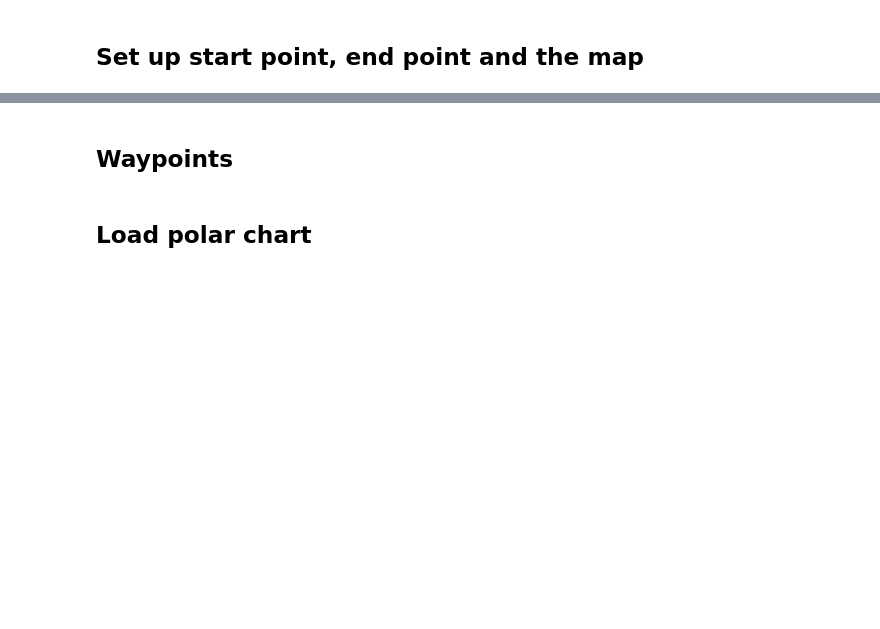
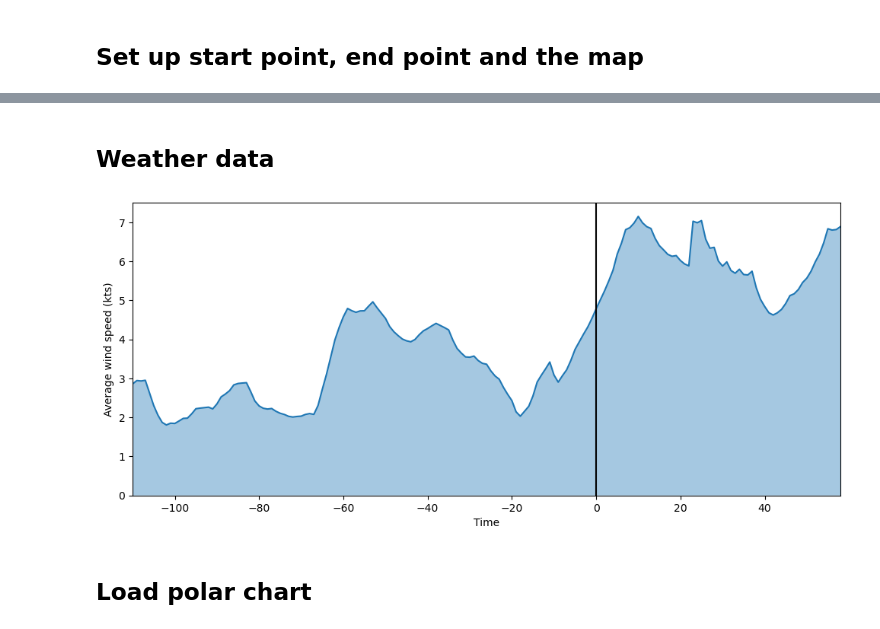
Before and after one commit to meyer-nils/sail_route, a Jupyter notebook: routing.ipynb, the cells around one changed output, grey strips where cells are left out. Drawn from its saved outputs; the diff is of its cells as text; code cells hidden in the pictures; blank space fills up the shorter version.

Commit message:
Update data.

```diff
--- a/routing.ipynb
+++ b/routing.ipynb
@@ -59,38 +66,45 @@ m = Basemap(
+# %% [markdown]
+## Weather data
 # %%
 # Read GRIB file
 files = glob.glob("weather/*.grb")
 for file in files:
     ds = xr.open_dataset(file, engine="cfgrib")
 
-# Select relevant section of GRIB file
-ds = ds.where(
-    (ds["longitude"] > MIN_LON)
-    & (ds["longitude"] < MAX_LON)
-    & (ds["latitude"] > MIN_LAT)
-    & (ds["latitude"] < MAX_LAT),
-    drop=True,
-)
-
 # Build interpolation tables
-wind_time = ds["step"].to_numpy().astype(float) / 3600.0e9 - 6.0
+start_time = 110
+wind_time = (ds["step"] - ds["step"][0]).to_numpy().astype(
+    float
+) / 3600.0e9 - start_time
 wind_lons = ds["longitude"].to_numpy()
 wind_lats = ds["latitude"].to_numpy()
 wind_u10 = ds["u10"].to_numpy()
 wind_v10 = ds["v10"].to_numpy()
 wind_u = RegularGridInterpolator(
     (wind_time, wind_lats, wind_lons), wind_u10, bounds_error=False, fill_value=0.0
 )
 wind_v = RegularGridInterpolator(
     (wind_time, wind_lats, wind_lons), wind_v10, bounds_error=False, fill_value=0.0
 )
 
+mean_wind = np.mean(np.sqrt(wind_u10**2 + wind_v10**2), axis=(1, 2))
+plt.figure(figsize=(12, 5))
+plt.plot(wind_time, mean_wind)
+plt.fill_between(wind_time, 0, mean_wind, alpha=0.4)
+plt.axvline(0.0, color="k")
+plt.xlabel("Time")
+plt.ylabel("Average wind speed (kts)")
+plt.xlim([-start_time, wind_time[-1]])
+plt.ylim(bottom=0)
+
+
 # Wind function
 def wind(time, lon, lat):
     t = time
     u = wind_u((t, lat, lon))
     v = wind_v((t, lat, lon))
     mag = np.sqrt(u**2 + v**2)
     dir = np.rad2deg(np.arctan(-v / (u + EPS))) - 90.0
     return [dir, mag]
+# %% [output]
+[figure, added]
-# %% [markdown]
-## Waypoints
```
Also changed, not shown: parts of 11 cells of this notebook, 5 other files.
